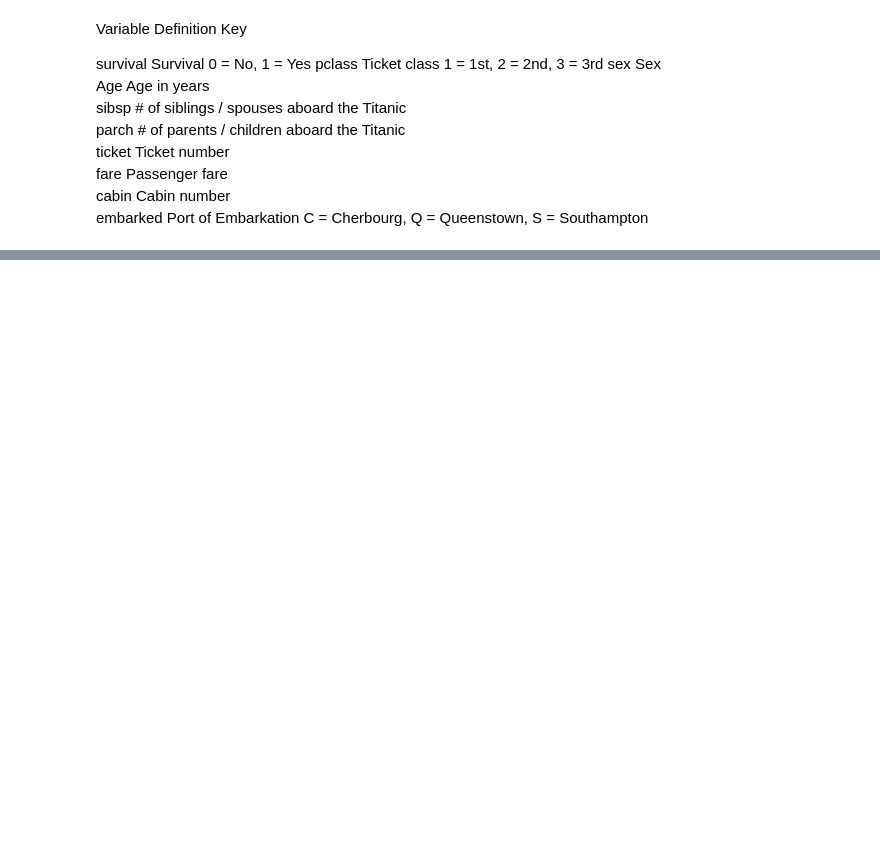
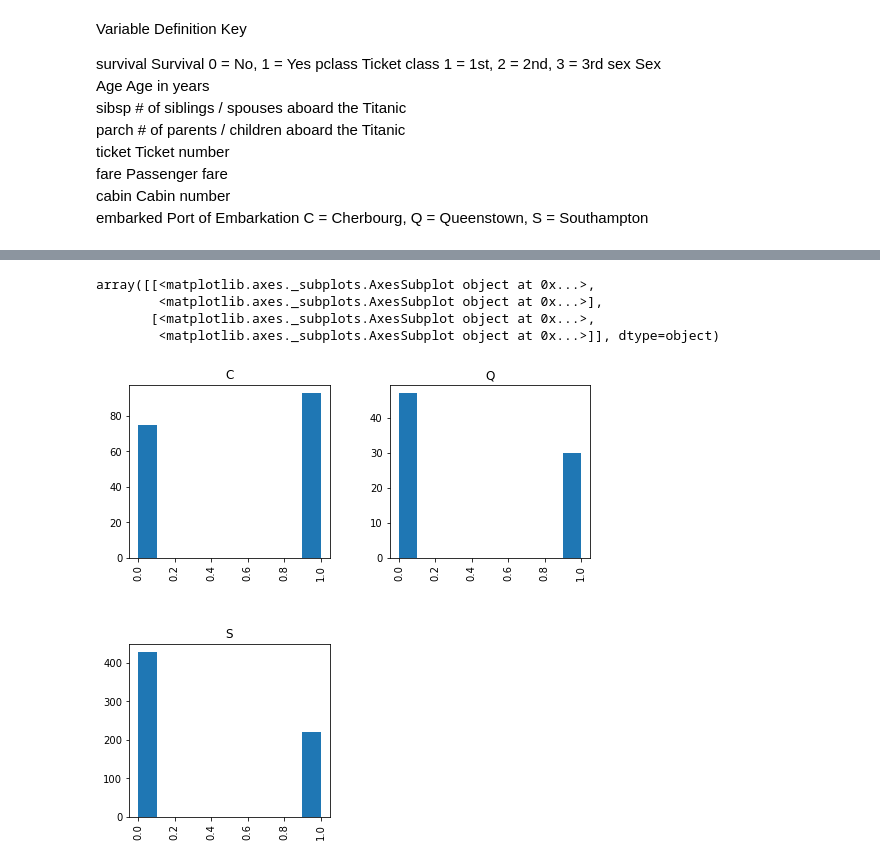
Before and after one commit to B-Sabev/Titanic, a Jupyter notebook: ExploratoryAnalysis.ipynb, the cells around one changed output, grey strips where cells are left out. Drawn from its saved outputs; the diff is of its cells as text; code cells hidden in the pictures; blank space fills up the shorter version.

```diff
--- a/ExploratoryAnalysis.ipynb
+++ b/ExploratoryAnalysis.ipynb
@@ -160,0 +178,6 @@ dtype: object
+# %%
+# FamilySize now looks better than the Parch and SibSp, so we can use that instead
+# We can still extract the family name from name to see if families sink together but it is too complicated for now
+data.drop(['Parch', 'SibSp', 'Name'], axis = 1, inplace = True)
+
+data.head()
@@ -160,0 +191,9 @@ dtype: object
+# %%
+data['Survived'].hist(by=data['Embarked'], figsize=(8,8))
+# Embarked looks like it is explaining some variability, so keep it for now
+# %% [output]
+array([[<matplotlib.axes._subplots.AxesSubplot object at 0x...>,
+        <matplotlib.axes._subplots.AxesSubplot object at 0x...>],
+       [<matplotlib.axes._subplots.AxesSubplot object at 0x...>,
+        <matplotlib.axes._subplots.AxesSubplot object at 0x...>]], dtype=object)
+[figure, added]
```
Also changed, not shown: parts of 17 cells of this notebook.
